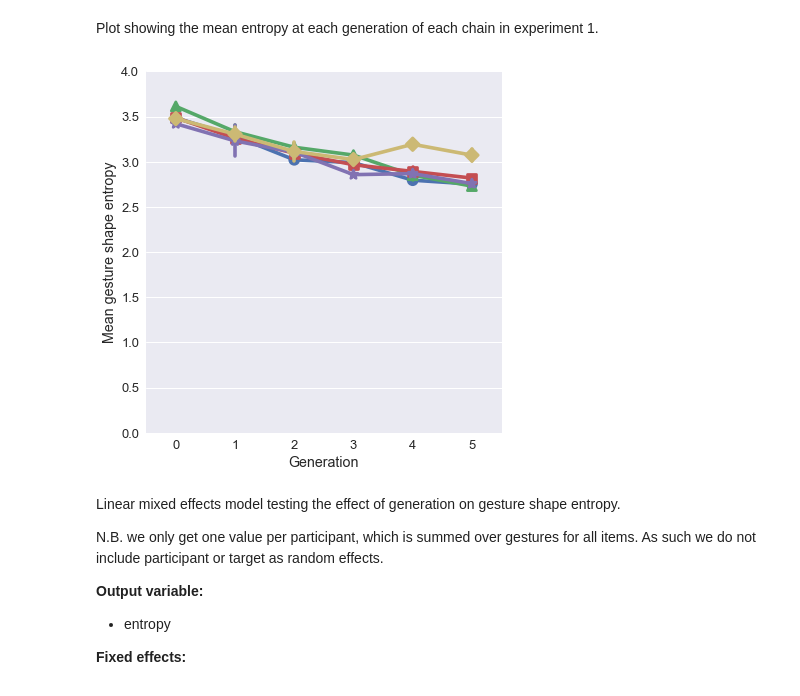
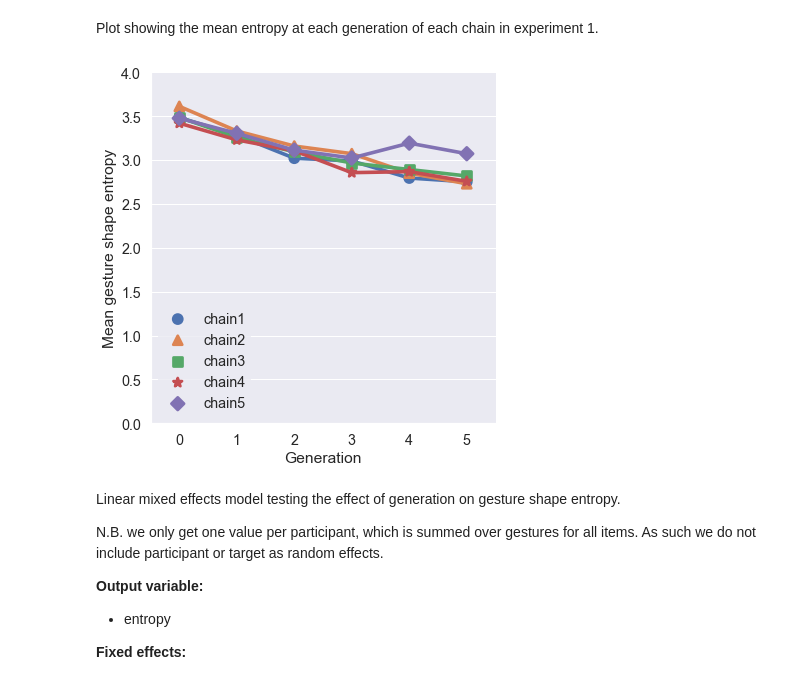
Before and after one commit to ymotamedi/asll-analysis, a Jupyter notebook: notebooks/systematicity_results.ipynb, the cells around one changed output. Cells and saved outputs as stored; diff of their text form; code cells hidden in the pictures.

```diff
--- a/notebooks/systematicity_results.ipynb
+++ b/notebooks/systematicity_results.ipynb
@@ -23,7 +23,7 @@ chain_colours = sns.color_palette('hls')
 sns.set(font_scale=1.3)
 
 # set linewidth
-sns.set_context(rc={"lines.linewidth":1.2})
+sns.set_context(rc={"lines.linewidth":1, "patch.linewidth": 0})
 # %%
 %%R
 
@@ -574,12 +585,14 @@ Plot showing the mean entropy at each generation of each chain in experiment 1.
 # %%
 with sns.plotting_context({'lines.linewidth': 2}):
     ent_ex1 = sns.factorplot(x='generation', y='entropy', hue='chain', data=all_ent_ex1,
-                                    size = 6, aspect =1, legend = False,
+                                    size = 6, aspect =1, legend = False, ci=None,
                                     markers=['o','^','s', '*', 'D'])
 
     ent_ex1.set(ylim=(0,4), ylabel='Mean gesture shape entropy', xlabel = 'Generation')
+
+    plt.legend(loc='best')
 # %% [output]
-[figure, old version]
+[figure, new version]
 # %% [markdown]
 Linear mixed effects model testing the effect of generation on gesture shape entropy.
 
```
Also changed, not shown: parts of 5 cells of this notebook.
